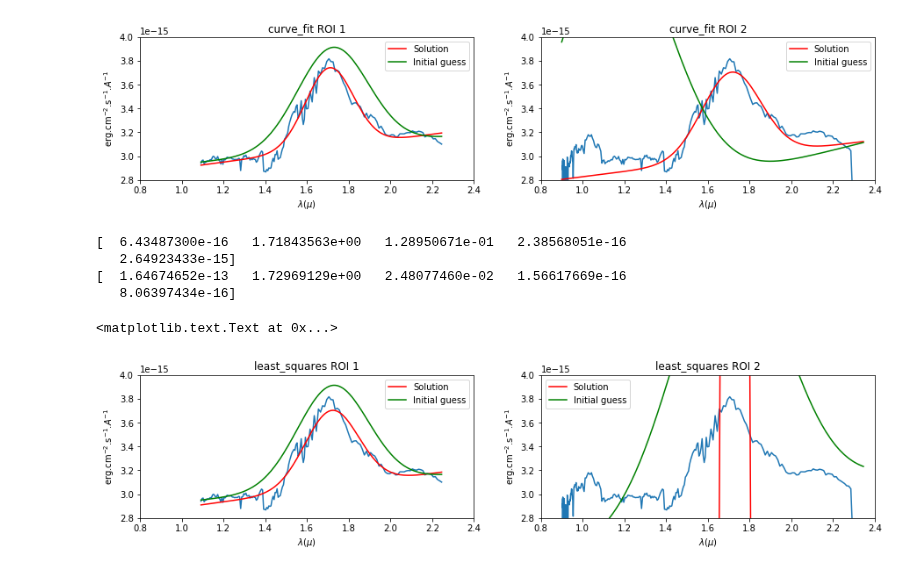
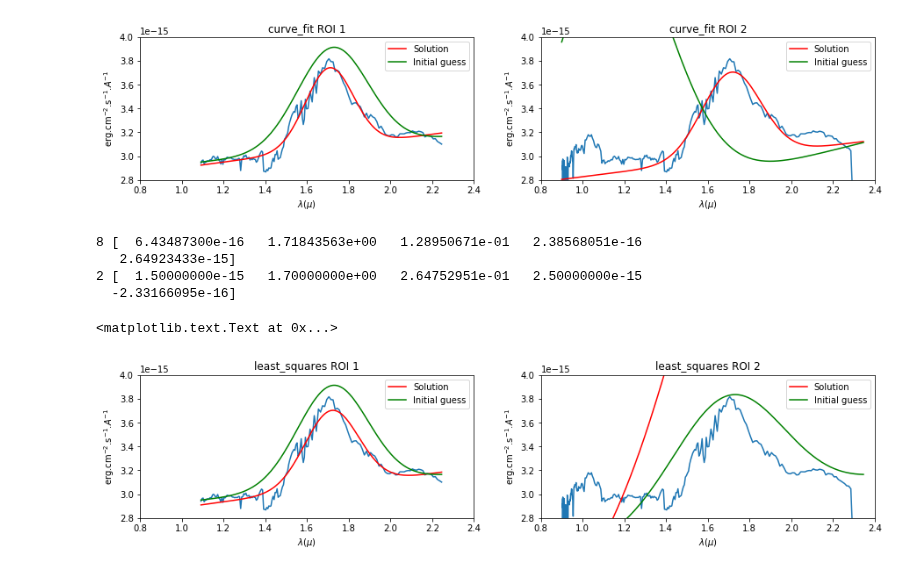
Before and after one commit to ibusko/experiments_specviz, a Jupyter notebook: curve_fit.ipynb, the cells around one changed output. Drawn from its saved outputs; the diff is of its cells as text; code cells hidden in the pictures.

```diff
--- a/curve_fit.ipynb
+++ b/curve_fit.ipynb
@@ -116,42 +116,43 @@ def func_res(p, x, y):
             models.Linear1D(slope=p[3], intercept=p[4]))(x) - y
 
 p2[1] = 1.7 # force it to be close to the peak
+p2[0] = 1.e-15
 
 res_lsq_1 = least_squares(func_res, np.array(p1), args=(w1, f1), gtol=1.E-15, xtol=1.E-15, ftol=1.E-15)
 res_lsq_2 = least_squares(func_res, np.array(p2), args=(w2, f2), \
-                          bounds=([0.0,    1.6,  0.0,  0.0,   -np.inf],\
-                                  [np.inf, 1.8,  0.5,  5.e-15, np.inf]), gtol=1.E-15, xtol=1.E-15, ftol=1.E-15)
+                          bounds=([0.0,    1.5,  0.0,  0.0,   -np.inf],\
+                                  [3.e-15, 1.9,  0.5,  5.e-15, np.inf]), gtol=1.E-15, xtol=1.E-15, ftol=1.E-15)
 
 s1 = res_lsq_1['x']
 s2 = res_lsq_2['x']
 
-print(s1)
-print(s2)
+print(res_lsq_1['nfev'], s1)
+print(res_lsq_2['nfev'], s2)
 
 plt.figure(figsize=(15, 3))
 plt.subplot(121)
 plt.axis(plot_axis)
 plt.plot(w1, f1)
 plt.plot(w1, func(w1, s1[0], s1[1], s1[2], s1[3], s1[4]), color='red', label='Solution')
 plt.plot(w1, func(w1, p1[0], p1[1], p1[2], p1[3], p1[4]), color='green', label="Initial guess")
 plt.xlabel(x_label)
 plt.ylabel(y_label)
 plt.legend()
 plt.title("least_squares ROI 1")
 
 plt.subplot(122)
 plt.axis(plot_axis)
 plt.plot(w2, f2)
 plt.plot(w2, func(w2, s2[0], s2[1], s2[2], s2[3], s2[4]), color='red', label='Solution')
 plt.plot(w2, func(w2, p2[0], p2[1], p2[2], p2[3], p2[4]), color='green', label="Initial guess")
 plt.xlabel(x_label)
 plt.ylabel(y_label)
 plt.legend()
 plt.title("least_squares ROI 2")
 # %% [output]
-[  6.43487300e-16   1.71843563e+00   1.28950671e-01   2.38568051e-16
+8 [  6.43487300e-16   1.71843563e+00   1.28950671e-01   2.38568051e-16
    2.64923433e-15]
-[  1.64674652e-13   1.72969129e+00   2.48077460e-02   1.56617669e-16
-   8.06397434e-16]
+2 [  1.50000000e-15   1.70000000e+00   2.64752951e-01   2.50000000e-15
+  -2.33166095e-16]
 <matplotlib.text.Text at 0x...>
-[figure, old version]
+[figure, new version]
```
